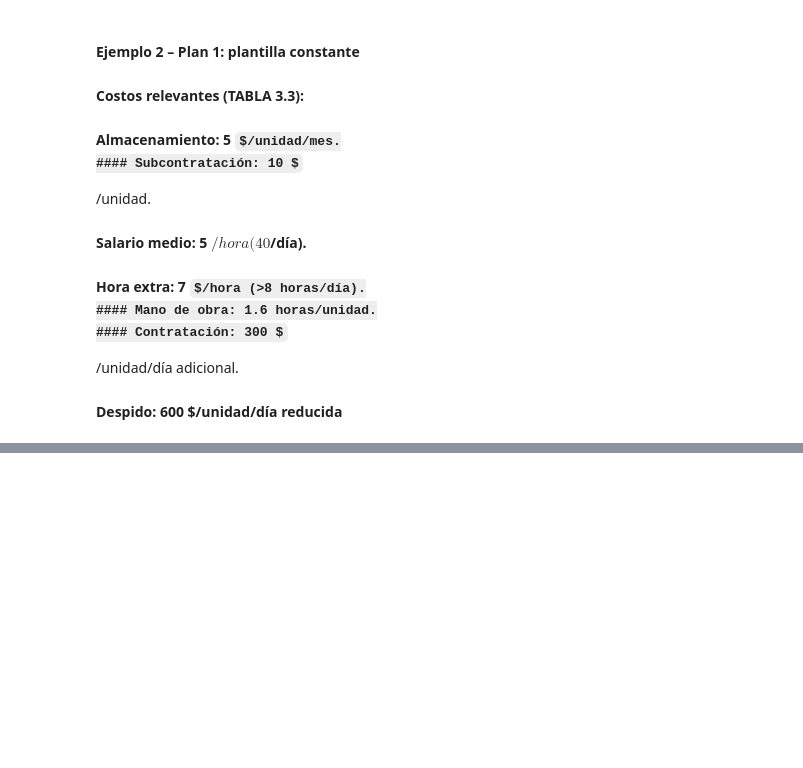
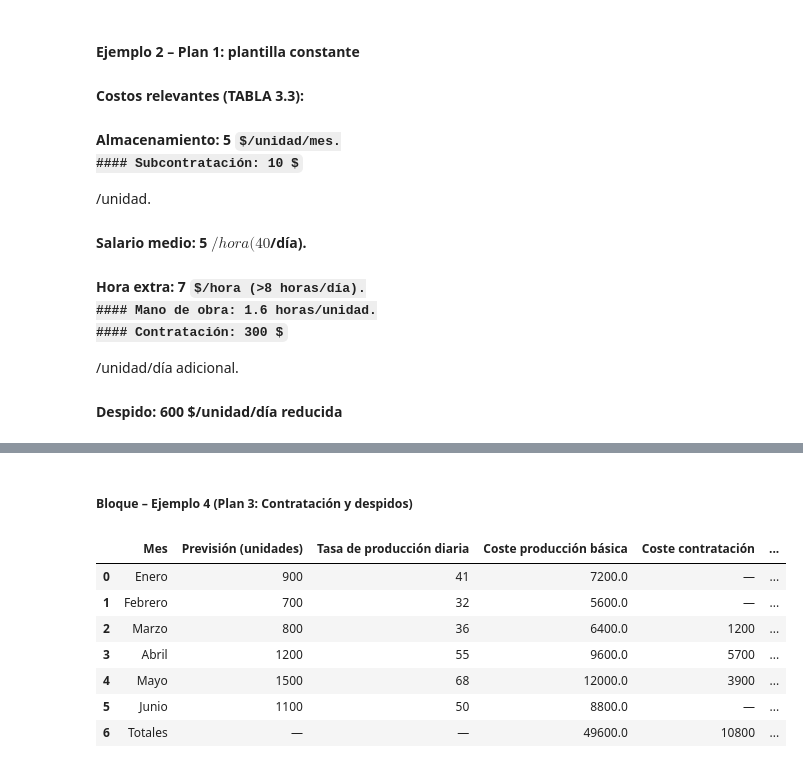
Before and after one commit to IsraelSanacato/tp-org-1-planes-agregados, a Jupyter notebook: escenarios para modificar ejemplos.ipynb, the cells around one changed output, grey strips where cells are left out. Saved outputs shown, nothing was run; the diff lists cells and outputs as text; code cells hidden in the pictures; some formulas as TeX source; blank space fills up the shorter version.

Commit message:
ejemplo tres

```diff
--- a/escenarios para modificar ejemplos.ipynb
+++ b/escenarios para modificar ejemplos.ipynb
@@ -165,0 +499,77 @@ print(tabla_costes1)
+# %% [markdown]
+##### Bloque – Ejemplo 4 (Plan 3: Contratación y despidos)
+# %%
+import pandas as pd
+
+def plan_contratacion_despidos_tabla(demanda_mensual, tasa_diaria_inicial,
+                                     horas_por_unidad=1.6, coste_hora=5,
+                                     coste_contratacion=300, coste_despido=600,
+                                     dias_mes=22):
+    """
+    Genera tabla con formato de la TABLA 3.4 y nombres de meses.
+    """
+    resultados = []
+    tasa_anterior = tasa_diaria_inicial
+
+    # Lista de meses (enero-junio)
+    meses = ["Enero", "Febrero", "Marzo", "Abril", "Mayo", "Junio"]
+
+    for i, demanda in enumerate(demanda_mensual):
+        # Tasa diaria de producción ajustada
+        tasa_diaria = round(demanda / dias_mes)
+
+        # Coste básico
+        coste_basico = demanda * horas_por_unidad * coste_hora
+
+        # Ajustes contratación/despido
+        coste_contratacion_mes = 0
+        coste_despido_mes = 0
+
+        if tasa_diaria > tasa_anterior:
+            coste_contratacion_mes = (tasa_diaria - tasa_anterior) * coste_contratacion
+        elif tasa_diaria < tasa_anterior:
+            coste_despido_mes = (tasa_anterior - tasa_diaria) * coste_despido
+
+        coste_total = coste_basico + coste_contratacion_mes + coste_despido_mes
+
+        resultados.append({
+            "Mes": meses[i],
+            "Previsión (unidades)": demanda,
+            "Tasa de producción diaria": tasa_diaria,
+            "Coste producción básica": coste_basico,
+            "Coste contratación": coste_contratacion_mes if coste_contratacion_mes > 0 else "—",
+            "Coste despido": coste_despido_mes if coste_despido_mes > 0 else "—",
+            "Coste total": coste_total
+        })
+
+        tasa_anterior = tasa_diaria
+
+    df = pd.DataFrame(resultados)
+
+    # Totales al pie
+    totales = {
+        "Mes": "Totales",
+        "Previsión (unidades)": "—",
+        "Tasa de producción diaria": "—",
+        "Coste producción básica": df["Coste producción básica"].sum(),
+        "Coste contratación": sum(x if isinstance(x,(int,float)) else 0 for x in df["Coste contratación"]),
+        "Coste despido": sum(x if isinstance(x,(int,float)) else 0 for x in df["Coste despido"]),
+        "Coste total": df["Coste total"].sum()
+    }
+    df = pd.concat([df, pd.DataFrame([totales])], ignore_index=True)
+
+    return df
+
+# Ejemplo con datos del caso
+demanda = [900, 700, 800, 1200, 1500, 1100]
+df_plan3_tabla = plan_contratacion_despidos_tabla(demanda, tasa_diaria_inicial=41)
+df_plan3_tabla
+# %% [output]
+|  | Mes | Previsión (unidades) | Tasa de producción diaria | Coste producción básica | Coste contratación | ... |
+| 0 | Enero | 900 | 41 | 7200.0 | — | ... |
+| 1 | Febrero | 700 | 32 | 5600.0 | — | ... |
+| 2 | Marzo | 800 | 36 | 6400.0 | 1200 | ... |
+| 3 | Abril | 1200 | 55 | 9600.0 | 5700 | ... |
+| 4 | Mayo | 1500 | 68 | 12000.0 | 3900 | ... |
+| 5 | Junio | 1100 | 50 | 8800.0 | — | ... |
+| 6 | Totales | — | — | 49600.0 | 10800 | ... |
```
Also changed, not shown: parts of 5 cells of this notebook.
